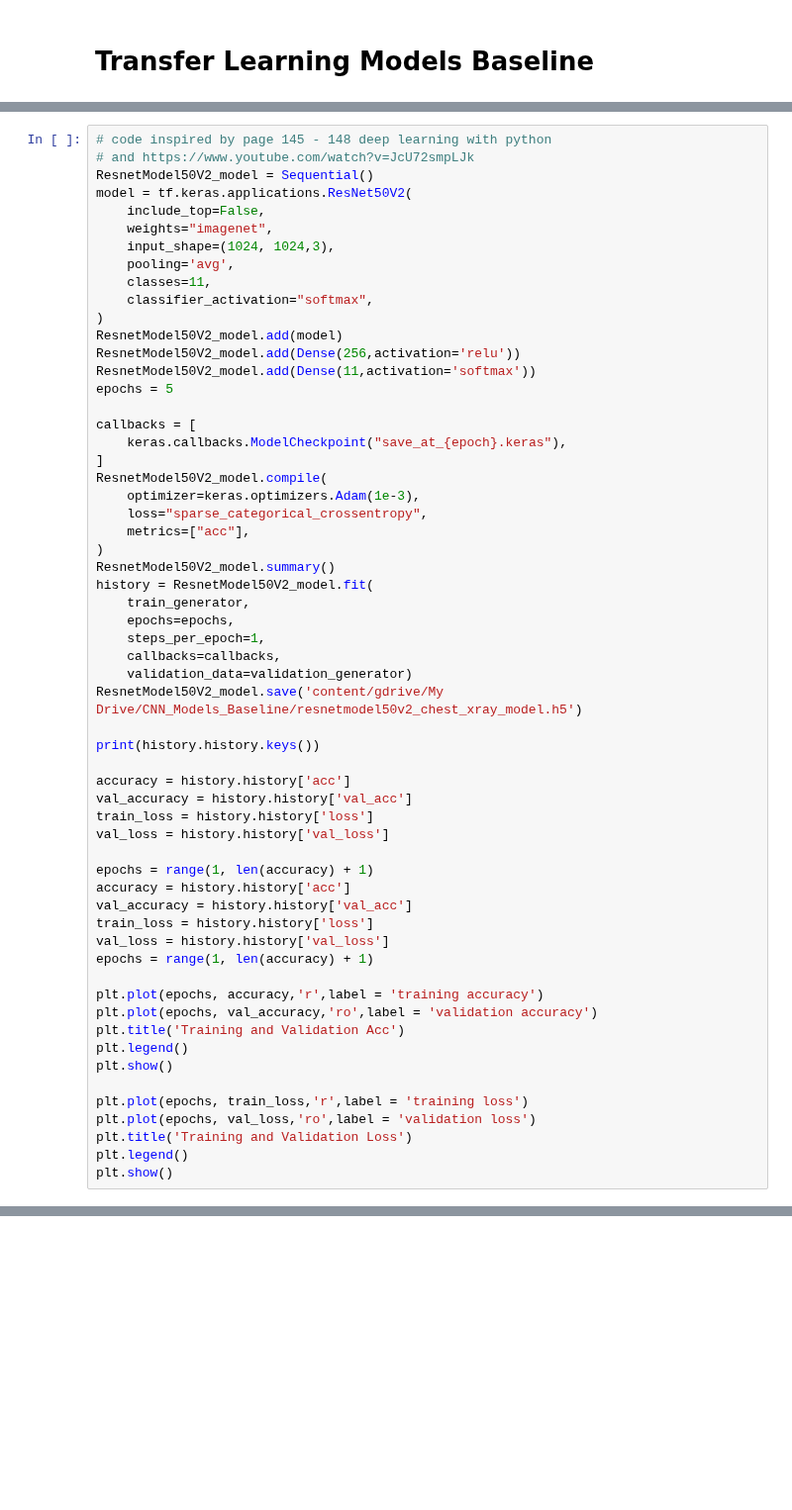
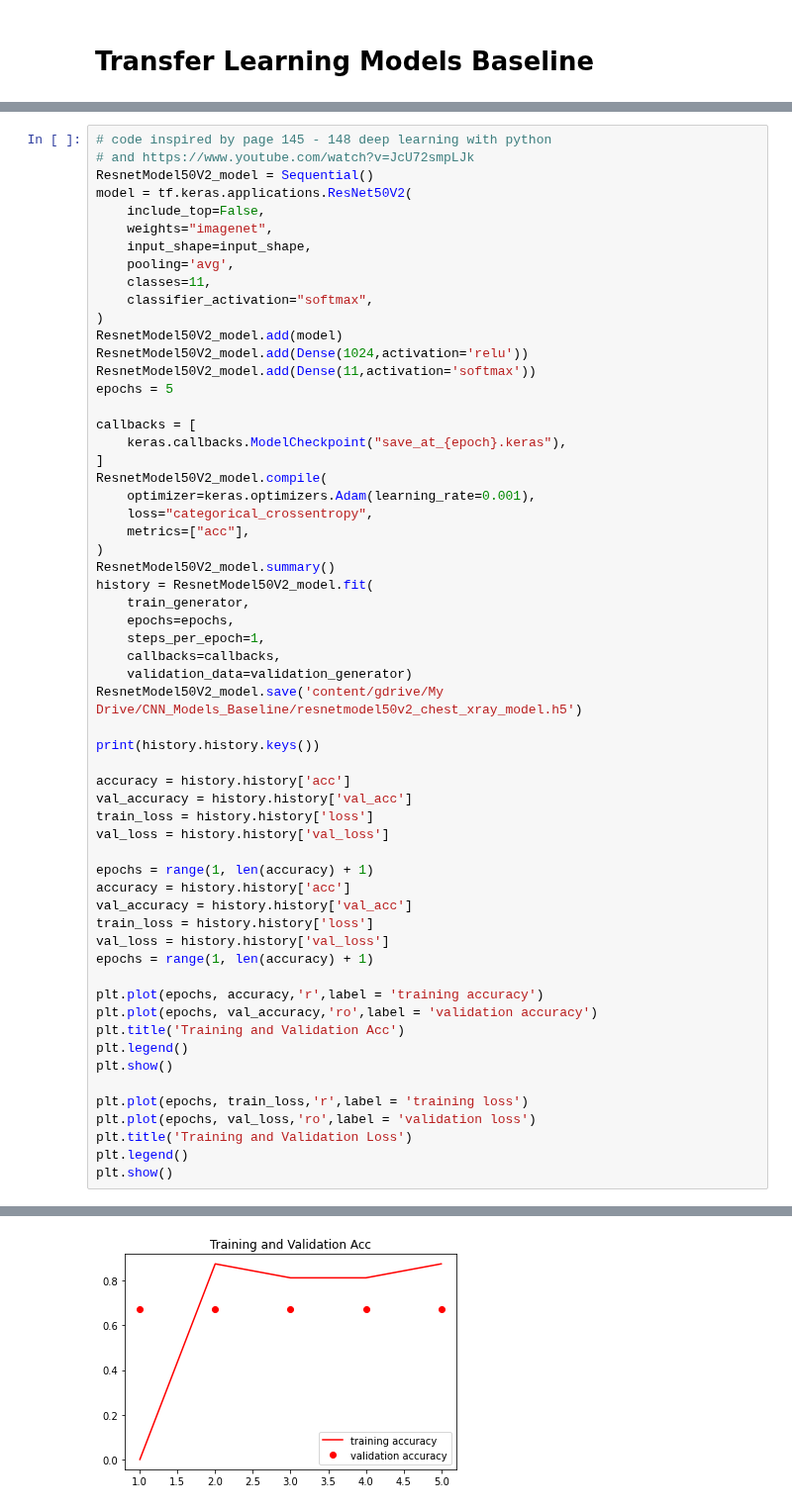
Before and after one commit to wiplash742000/Masters_Thesis_Automated_Detection_of_COVID_19_Using_GANs_and_CNNs, a Jupyter notebook: Jupyter Notebooks/Chest_X_Ray_CNNs.ipynb, the cells around one changed output, grey strips where cells are left out. Shown at 99% size. Saved outputs shown, nothing was run; the diff lists cells and outputs as text; blank space fills up the shorter version.

```diff
--- a/Jupyter Notebooks/Chest_X_Ray_CNNs.ipynb
+++ b/Jupyter Notebooks/Chest_X_Ray_CNNs.ipynb
@@ -268,13 +288,13 @@ ResnetModel50V2_model = Sequential()
 model = tf.keras.applications.ResNet50V2(
     include_top=False,
     weights="imagenet",
-    input_shape=(1024, 1024,3),
+    input_shape=input_shape,
     pooling='avg',
     classes=11,
     classifier_activation="softmax",
 )
 ResnetModel50V2_model.add(model)
-ResnetModel50V2_model.add(Dense(256,activation='relu'))
+ResnetModel50V2_model.add(Dense(1024,activation='relu'))
 ResnetModel50V2_model.add(Dense(11,activation='softmax'))
 epochs = 5
 
@@ -282,8 +302,8 @@ callbacks = [
     keras.callbacks.ModelCheckpoint("save_at_{epoch}.keras"),
 ]
 ResnetModel50V2_model.compile(
-    optimizer=keras.optimizers.Adam(1e-3),
-    loss="sparse_categorical_crossentropy",
+    optimizer=keras.optimizers.Adam(learning_rate=0.001),
+    loss="categorical_crossentropy",
     metrics=["acc"],
 )
 ResnetModel50V2_model.summary()
@@ -320,3 +340,4 @@ plt.plot(epochs, val_loss,'ro',label = 'validation loss')
 plt.title('Training and Validation Loss')
 plt.legend()
 plt.show()
+# %% [output]
@@ -322,0 +361 @@ plt.show()
+[figure, added]
```
Also changed, not shown: parts of 7 cells of this notebook.
